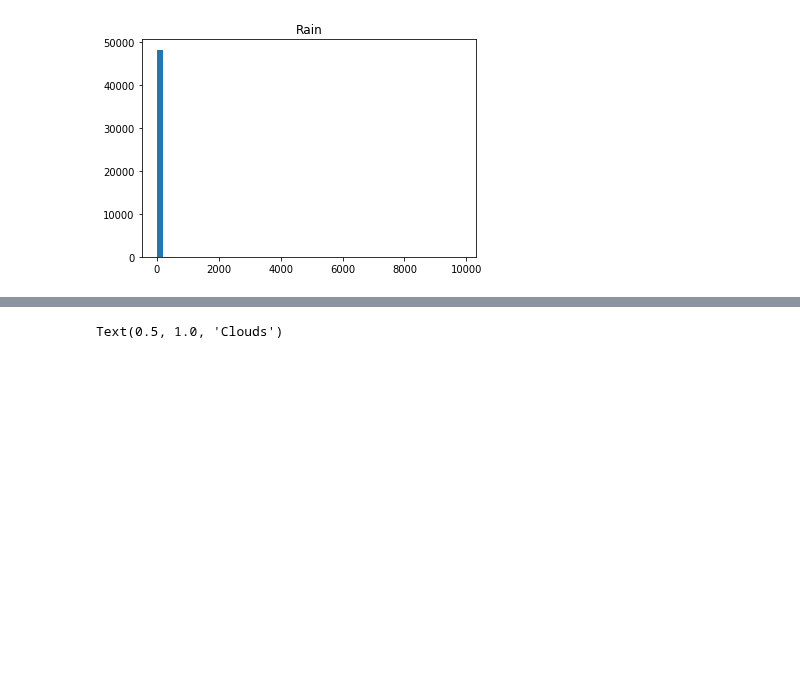
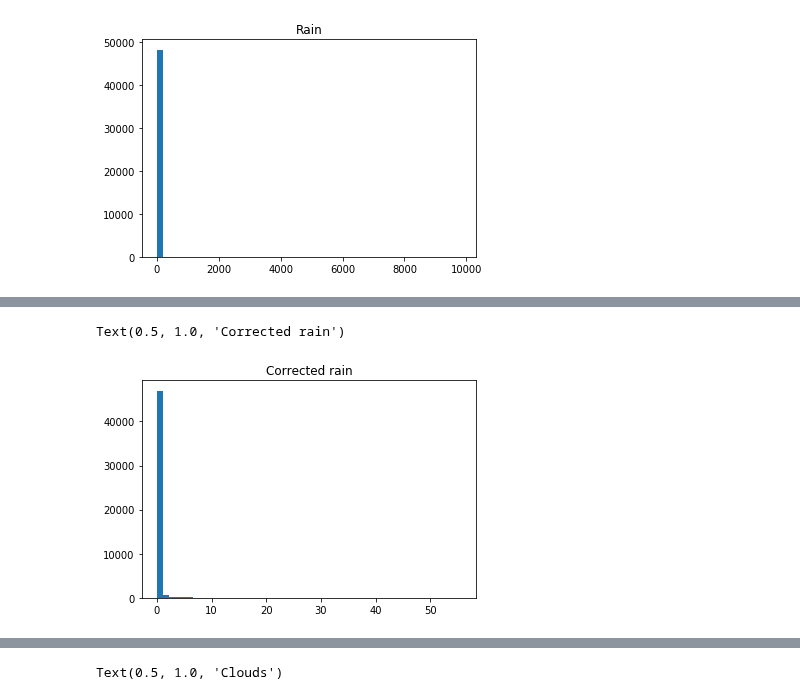
Before and after one commit to Lensku/BDA-Project-Otso-Lensku, a Jupyter notebook: Project.ipynb, the cells around one changed output, grey strips where cells are left out. Drawn from its saved outputs; the diff is of its cells as text; code cells hidden in the pictures; blank space fills up the shorter version.

```diff
--- a/Project.ipynb
+++ b/Project.ipynb
@@ -117,0 +164,7 @@ Text(0.5, 1.0, 'Rain')
+# %%
+df_rain = df[df['rain_1h'] < 9831]
+plt.hist(df_rain['rain_1h'], bins=50)
+plt.title("Corrected rain")
+# %% [output]
+Text(0.5, 1.0, 'Corrected rain')
+[figure, added]
```
Also changed, not shown: parts of 17 cells of this notebook.
